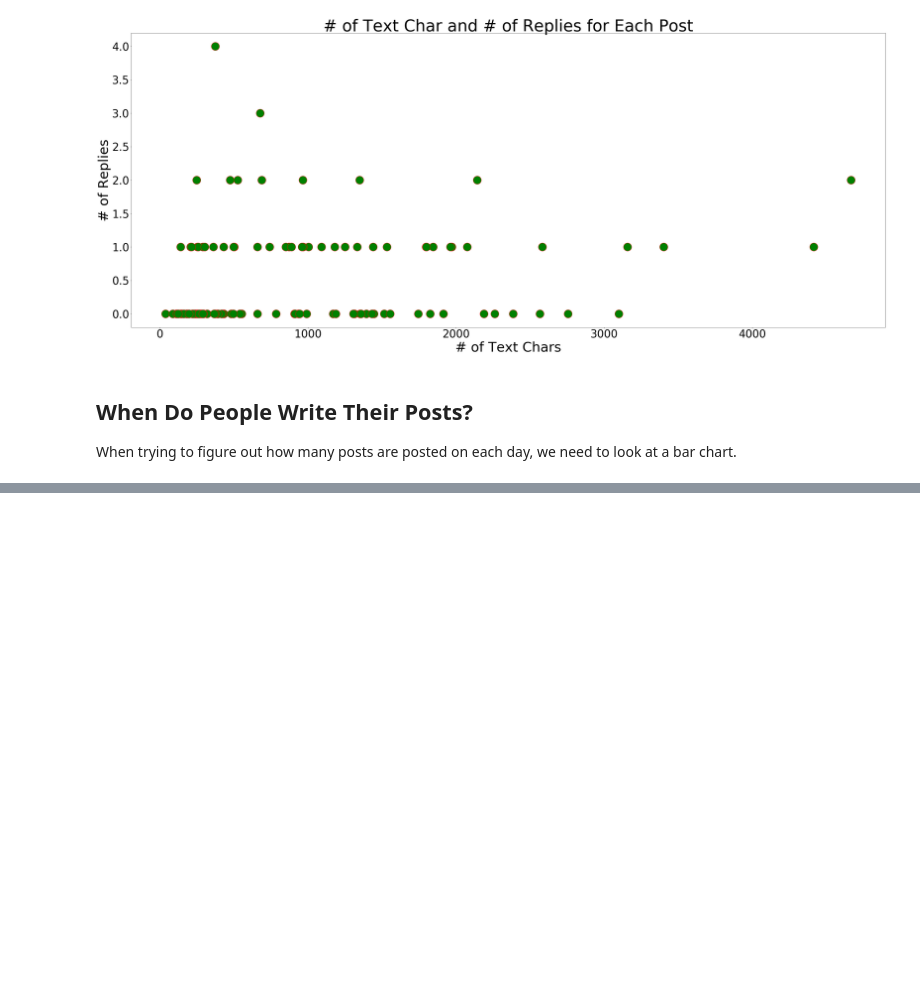
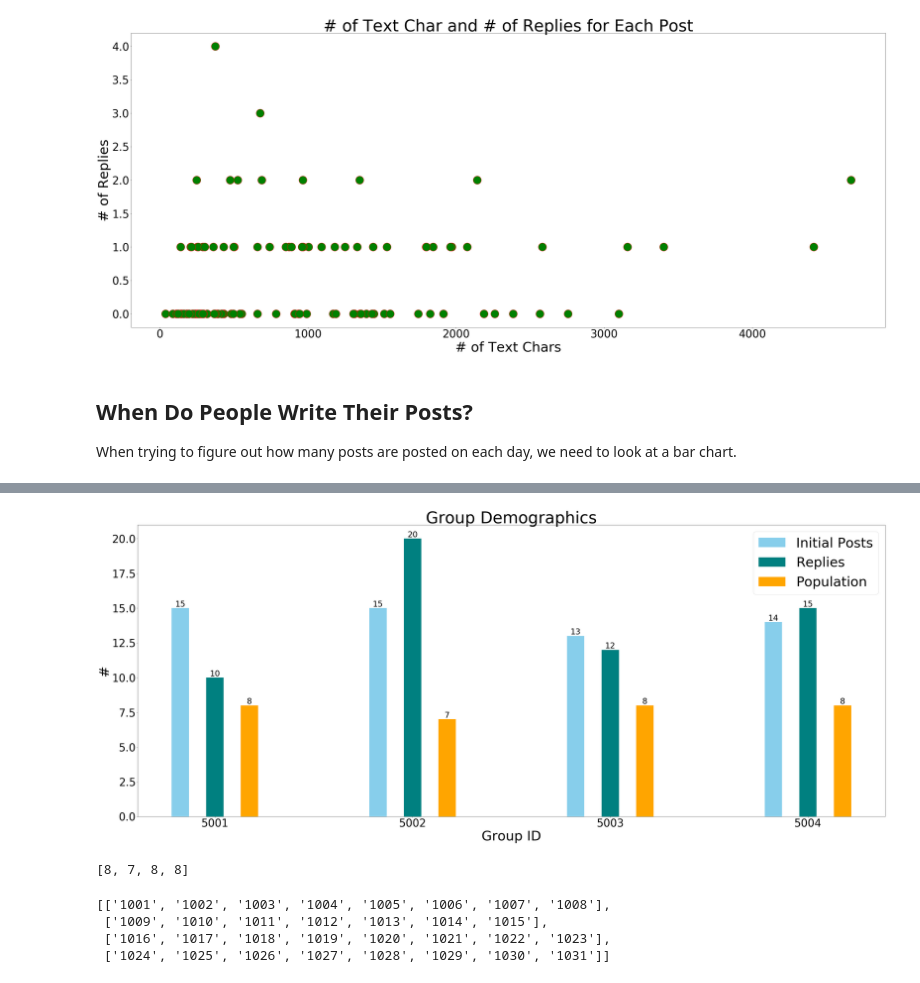
Before and after one commit to zetongqi/Data-Visualization, a Jupyter notebook: Design Challenge.ipynb, the cells around one changed output, grey strips where cells are left out. Cells and saved outputs as stored; diff of their text form; code cells hidden in the pictures; blank space fills up the shorter version.

```diff
--- a/Design Challenge.ipynb
+++ b/Design Challenge.ipynb
@@ -113,0 +117,55 @@ igraph.__version__
+# %%
+group = []
+for row in data:
+    group.append(row['groupID'])
+group = list(set(group))
+group.sort()
+group_initial = [0]*len(group)
+group_reply = [0]*len(group)
+groups_of_users = []
+for i in range(len(group)):
+    group_users = []
+    for row in data:
+        if row['groupID'] == group[i] and row['parent'] == '':
+            group_initial[i] += 1
+        if row['groupID'] == group[i] and row['parent'] != '':
+            group_reply[i] += 1
+        if row['groupID'] == group[i]:
+            group_users.append(row['user'])
+    group_users = list(set(group_users))
+    group_users.sort()
+    groups_of_users.append(group_users)
+group_population = []
+for row in groups_of_users:
+    group_population.append(len(row))
+
+fig, ax = plt.subplots(figsize=(50, 20))
+ind = np.arange(len(group))  # the x locations for the groups
+width = 0.35  # the width of the bars
+g1 = ax.bar(ind - width/2, group_initial, width/4, color='SkyBlue', label='Initial Posts')
+g2 = ax.bar(ind, group_reply, width/4, color='Teal', label='Replies')
+g3 = ax.bar(ind + width/2, group_population, width/4, color='Orange', label='Population')
+ax.set_ylabel('#', fontsize=50)
+ax.set_xlabel('Group ID', fontsize=50)
+ax.set_title('Group Demographics', fontsize=60)
+ax.set_xticks(ind)
+ax.tick_params(axis='y', labelsize=40)
+ax.set_xticklabels(group, fontsize=40)
+ax.legend(fontsize=50)
+autolabel(g1)
+autolabel(g2)
+autolabel(g3)
+plt.show()
+# %% [output]
+[figure, added]
+# %%
+group_population
+# %% [output]
+[8, 7, 8, 8]
+# %%
+groups_of_users
+# %% [output]
+[['1001', '1002', '1003', '1004', '1005', '1006', '1007', '1008'],
+ ['1009', '1010', '1011', '1012', '1013', '1014', '1015'],
+ ['1016', '1017', '1018', '1019', '1020', '1021', '1022', '1023'],
+ ['1024', '1025', '1026', '1027', '1028', '1029', '1030', '1031']]
```
Also changed, not shown: parts of 4 cells of this notebook.
